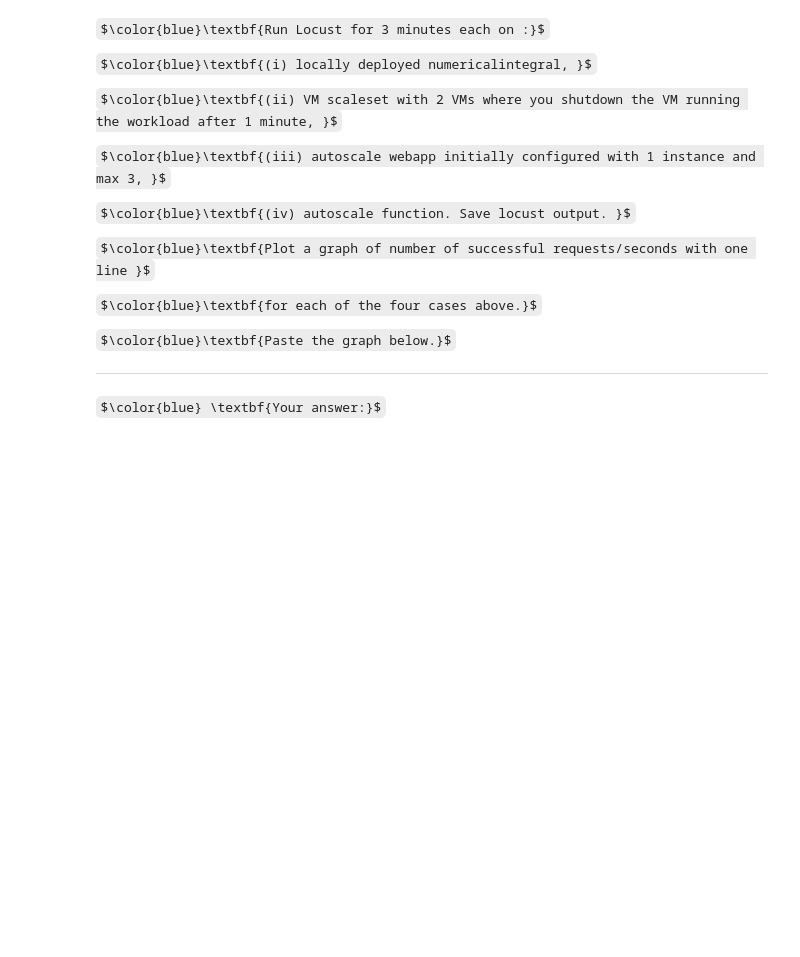
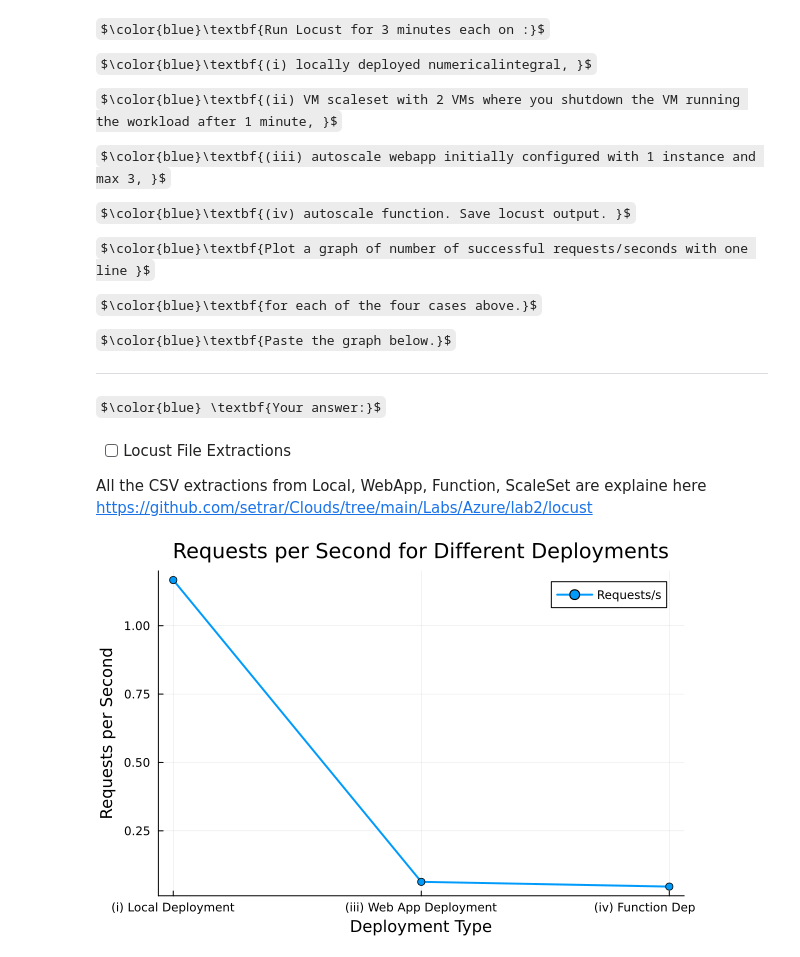
Before and after one commit to setrar/Clouds, a Jupyter notebook: Labs/Azure/lab2/REPORT.ipynb, the cells around one changed output. Cells and saved outputs as stored; diff of their text form; code cells hidden in the pictures; some formulas as TeX source; blank space fills up the shorter version.

```diff
--- a/Labs/Azure/lab2/REPORT.ipynb
+++ b/Labs/Azure/lab2/REPORT.ipynb
@@ -35,4 +35,43 @@ $\color{blue}\textbf{Paste the graph below.}$
 ---
 
 $\color{blue} \textbf{Your answer:}$
+# %% [markdown]
+- [ ] Locust File Extractions
+
+All the CSV extractions from Local, WebApp, Function, ScaleSet are explaine here https://github.com/setrar/Clouds/tree/main/Labs/Azure/lab2/locust
+# %%
+using CSV, DataFrames, Plots
+
+# Load the data from all three sources
+data_local = CSV.read("locust/logs/locust_log-local-u10r2t3.csv_stats.csv", DataFrame)
+data_webapp = CSV.read("locust/logs/locust_log-webapp-u10r2t3.csv_stats.csv", DataFrame)
+data_function = CSV.read("locust/logs/locust_log-function-u10r2t3.csv_stats.csv", DataFrame)
+
+# Extract the Requests/s field for all sources
+requests_local = data_local."Requests/s"[1]  # Assuming we take the aggregated row
+requests_webapp = data_webapp."Requests/s"[1]  # Assuming we take the aggregated row
+requests_function = data_function."Requests/s"[1]  # Assuming we take the aggregated row
+
+# Create labels for the deployments (as x-axis points)
+deployments = [1, 2, 3]  # Assign numeric labels for Local, Web App, Function
+deployment_labels = ["(i) Local Deployment", "(iii) Web App Deployment", "(iv) Function Deployment"]
+
+# Create the corresponding requests/s values
+requests = [requests_local, requests_webapp, requests_function]
+
+# Plot the data as a line
+plot(
+    deployments,
+    requests,
+    xlabel="Deployment Type",
+    xticks=(deployments, deployment_labels),
+    ylabel="Requests per Second",
+    title="Requests per Second for Different Deployments",
+    label="Requests/s",
+    lw=2,
+    marker=:circle,
+    grid=true
+)
+# %% [output]
+[figure, added]
 # %%
```
Also changed, not shown: parts of 3 cells of this notebook, 22 other files.
